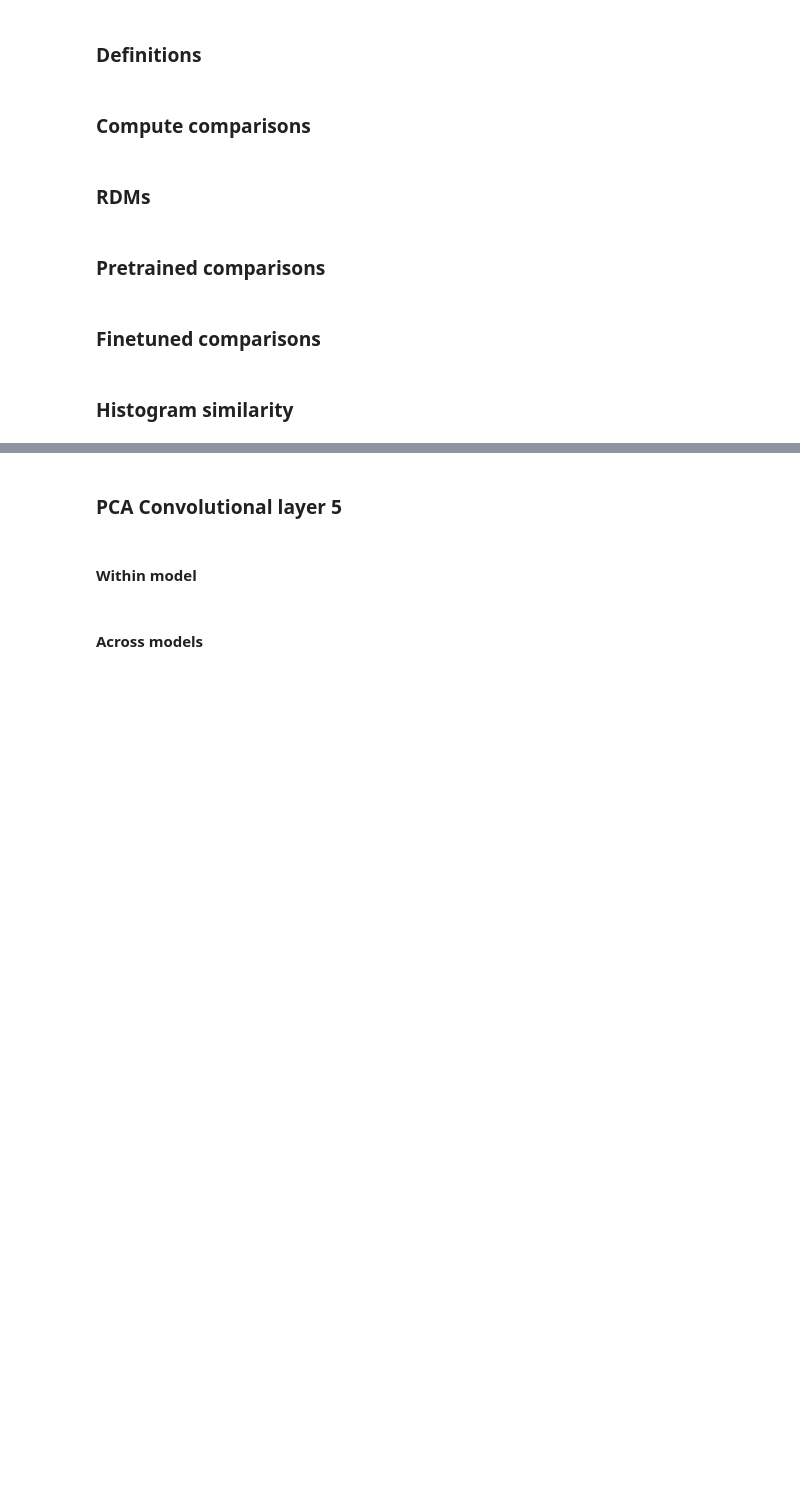
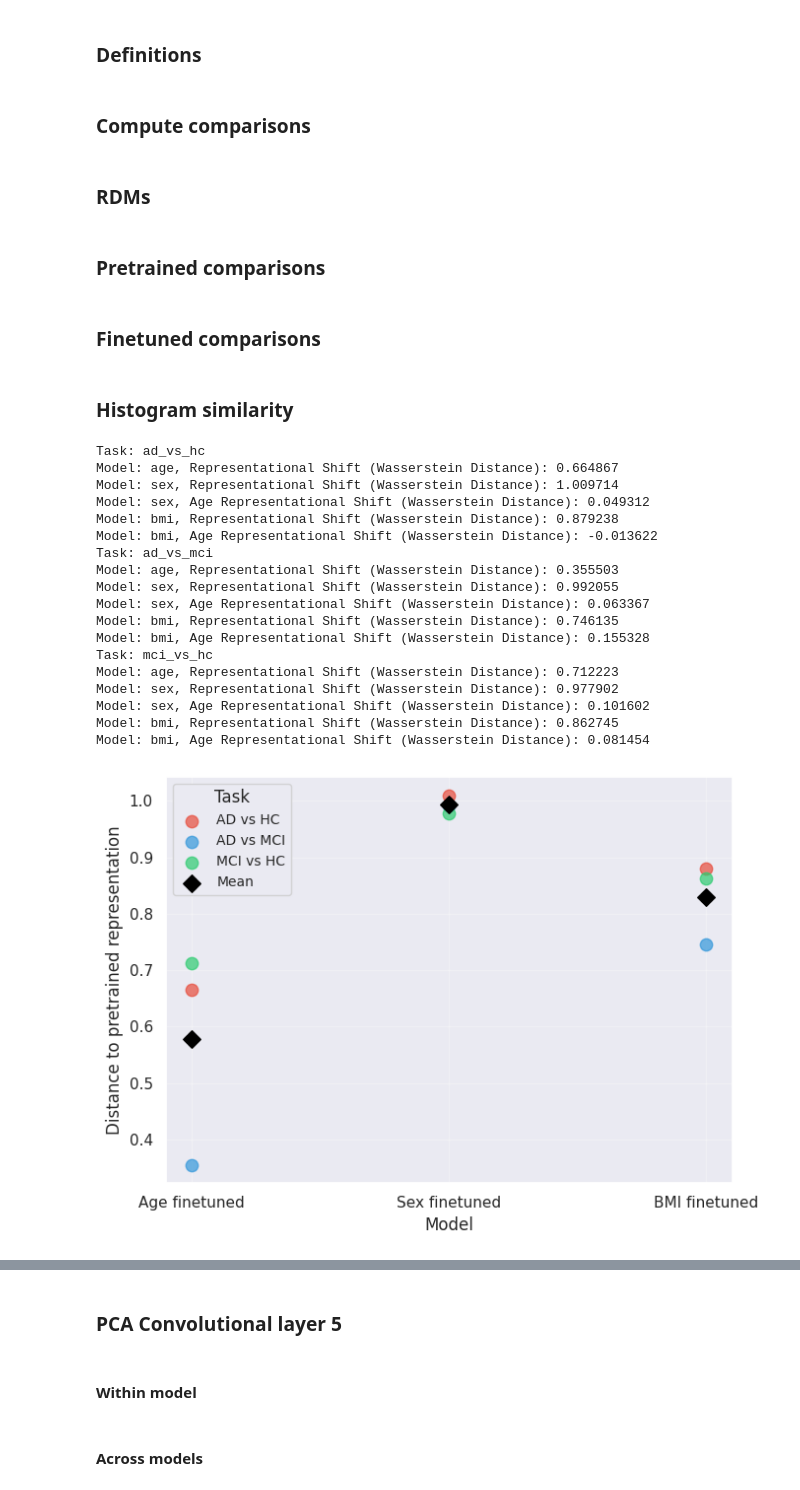
Before and after one commit to FerminT/BrainVAE, a Jupyter notebook: RSA.ipynb, the cells around one changed output, grey strips where cells are left out. Cells and saved outputs as stored; diff of their text form; code cells hidden in the pictures; blank space fills up the shorter version.

```diff
--- a/RSA.ipynb
+++ b/RSA.ipynb
@@ -202,3 +202,38 @@ def plot_rsa_histogram_grid(compared_rdms, layer, task):
     plt.tight_layout(rect=[0.03, 0.03, 0.97, 0.95])  # Adjust the rect parameter to make room for labels
 
     return fig
+
+
+def parse_task_name(task):
+    if task == 'ad_vs_hc':
+        return 'AD vs HC'
+    elif task == 'ad_vs_mci':
+        return 'AD vs MCI'
+    elif task == 'mci_vs_hc':
+        return 'MCI vs HC'
+    return task
+
+def plot_representational_shifts(representational_shifts):
+    models = [m.lower() for m in representational_shifts.keys()]
+    tasks = list(next(iter(representational_shifts.values())).keys())
+    colors = ['#E74C3C', '#3498DB', '#2ECC71']  # Red, Blue, Green for tasks
+
+    fig, ax = plt.subplots(figsize=(7, 5))
+    x = np.arange(len(models))
+
+    # Plot each task (no lines, just points)
+    for i, task in enumerate(tasks):
+        y = [representational_shifts[m][task] for m in models]
+        ax.scatter(x, y, color=colors[i], label=parse_task_name(task), s=80, alpha=0.7)
+
+    # Plot mean
+    means = [np.mean([representational_shifts[m][task] for task in tasks]) for m in models]
+    ax.scatter(x, means, color='black', label='Mean', s=80, marker='D')
+
+    ax.set_xticks(x)
+    ax.set_xticklabels(['Age finetuned', 'Sex finetuned', 'BMI finetuned'], fontsize=11)
+    ax.set_ylabel('Distance to pretrained representation', fontsize=12)
+    ax.set_xlabel('Model', fontsize=12)
+    ax.legend(title='Task', fontsize=10)
+    ax.grid(True, alpha=0.3)
+    plt.tight_layout()
@@ -612,22 +725,48 @@ fig = plot_model_comparisons(comparisons_dict['ad_vs_hc'], model_type='tl', laye
 # %%
 from scipy.stats import wasserstein_distance
 from numpy import median
 layer = 'conv5'
 tasks = ['ad_vs_hc', 'ad_vs_mci', 'mci_vs_hc']
+representational_shifts = {}
 for task in tasks:
     print(f'Task: {task}')
     for model in comparisons_dict[task]:
         if model.endswith('_tl'):
             continue
         model_name = model.split('_')[0]
+        if not model_name in representational_shifts:
+            representational_shifts[model_name] = {}
         finetuned_model = model_name + '_tl'
         comparison_with_self = comparisons_dict[task][model][model][layer]
         comparison_with_finetuned = comparisons_dict[task][model][finetuned_model][layer]
         representational_shift = wasserstein_distance(comparison_with_self, comparison_with_finetuned)
+        representational_shifts[model_name][task] = representational_shift
         print(f'Model: {model_name}, Representational Shift (Wasserstein Distance): {representational_shift:.6f}')
         if model_name != 'age':
             comparison_with_age_pretrained = comparisons_dict[task][model]['age_pretrained'][layer]
             comparison_with_age_finetuned = comparisons_dict[task]['age_pretrained'][f'{model_name}_tl'][layer]
             representational_shift_age = wasserstein_distance(comparison_with_age_finetuned, comparison_with_age_pretrained)
             representational_shift_sign = 1 if median(comparison_with_age_finetuned) > median(comparison_with_age_pretrained) else -1
             print(f'Model: {model_name}, Age Representational Shift (Wasserstein Distance): {representational_shift_sign * representational_shift_age:.6f}')
+
+plot_representational_shifts(representational_shifts)
+# %% [output]
+Task: ad_vs_hc
+Model: age, Representational Shift (Wasserstein Distance): 0.664867
+Model: sex, Representational Shift (Wasserstein Distance): 1.009714
+Model: sex, Age Representational Shift (Wasserstein Distance): 0.049312
+Model: bmi, Representational Shift (Wasserstein Distance): 0.879238
+Model: bmi, Age Representational Shift (Wasserstein Distance): -0.013622
+Task: ad_vs_mci
+Model: age, Representational Shift (Wasserstein Distance): 0.355503
+Model: sex, Representational Shift (Wasserstein Distance): 0.992055
+Model: sex, Age Representational Shift (Wasserstein Distance): 0.063367
+Model: bmi, Representational Shift (Wasserstein Distance): 0.746135
+Model: bmi, Age Representational Shift (Wasserstein Distance): 0.155328
+Task: mci_vs_hc
+Model: age, Representational Shift (Wasserstein Distance): 0.712223
+Model: sex, Representational Shift (Wasserstein Distance): 0.977902
+Model: sex, Age Representational Shift (Wasserstein Distance): 0.101602
+Model: bmi, Representational Shift (Wasserstein Distance): 0.862745
+Model: bmi, Age Representational Shift (Wasserstein Distance): 0.081454
+[figure, added]
```
Also changed, not shown: parts of 4 cells of this notebook.
